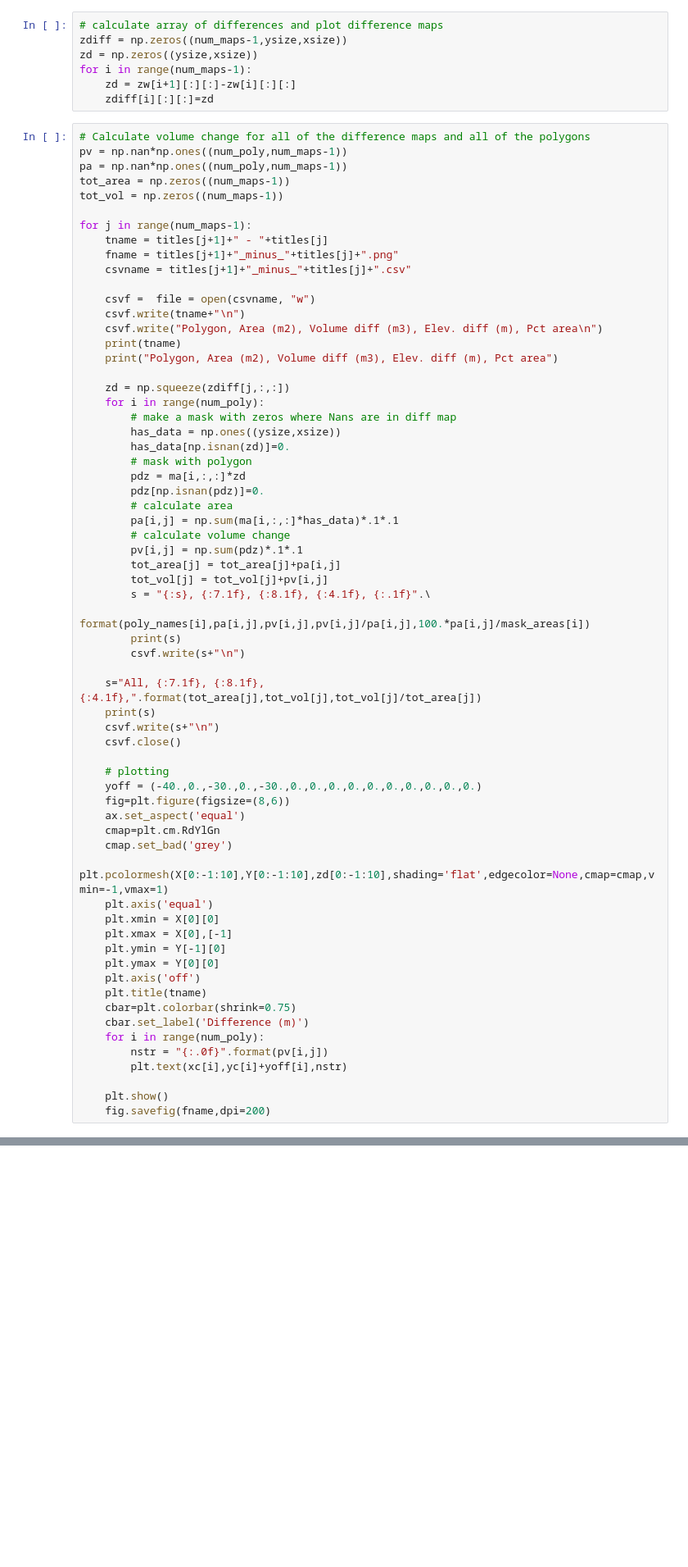
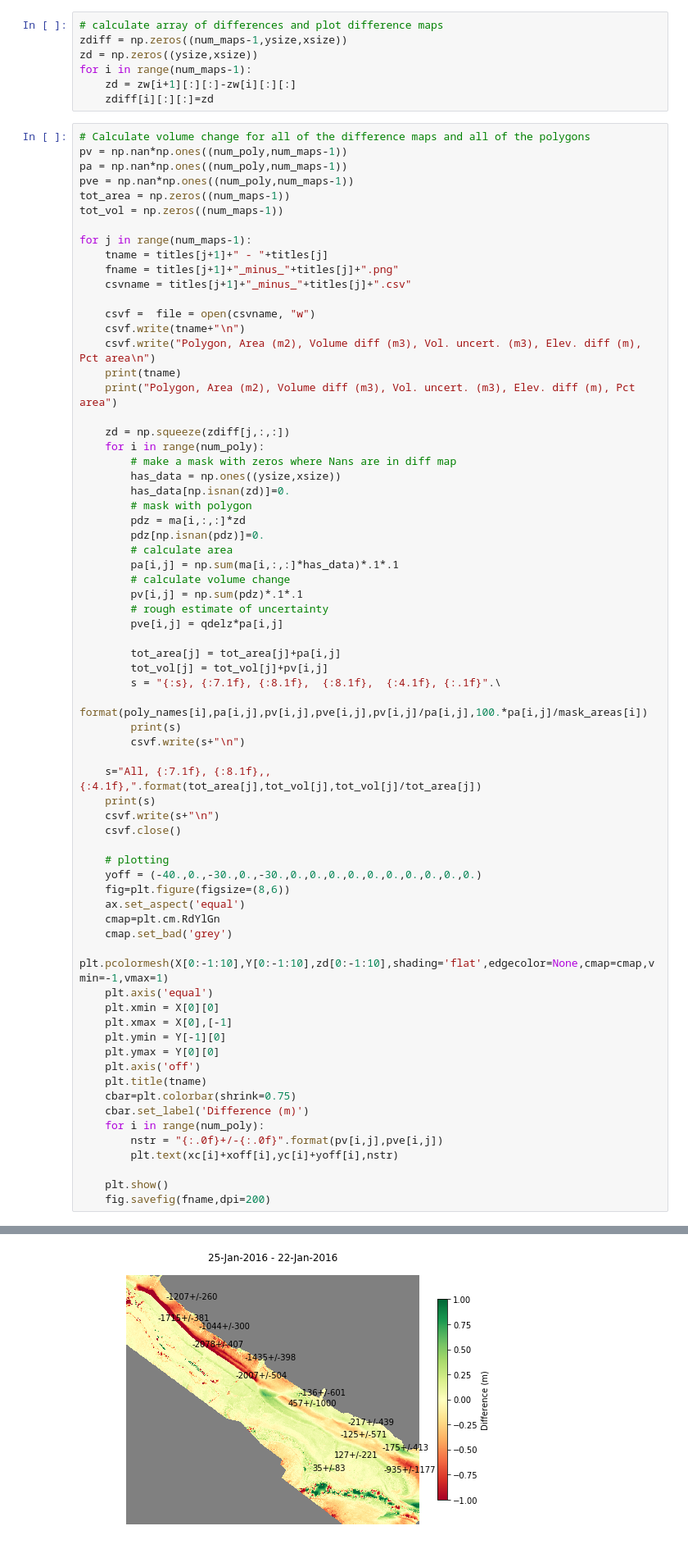
Before and after one commit to csherwood-usgs/Raster_calcs, a Jupyter notebook: Calc_Sandwich_volumes.ipynb, the cells around one changed output, grey strips where cells are left out. Shown at 82% size. Drawn from its saved outputs; the diff is of its cells as text; blank space fills up the shorter version.

Commit message:
volume calcs modified for uncertainty

```diff
--- a/Calc_Sandwich_volumes.ipynb
+++ b/Calc_Sandwich_volumes.ipynb
@@ -240,6 +272,7 @@ for i in range(num_maps-1):
 # Calculate volume change for all of the difference maps and all of the polygons
 pv = np.nan*np.ones((num_poly,num_maps-1))
 pa = np.nan*np.ones((num_poly,num_maps-1))
+pve = np.nan*np.ones((num_poly,num_maps-1))
 tot_area = np.zeros((num_maps-1))
 tot_vol = np.zeros((num_maps-1))
 
@@ -250,9 +283,9 @@ for j in range(num_maps-1):
 
     csvf =  file = open(csvname, "w")
     csvf.write(tname+"\n")
-    csvf.write("Polygon, Area (m2), Volume diff (m3), Elev. diff (m), Pct area\n")
+    csvf.write("Polygon, Area (m2), Volume diff (m3), Vol. uncert. (m3), Elev. diff (m), Pct area\n")
     print(tname)
-    print("Polygon, Area (m2), Volume diff (m3), Elev. diff (m), Pct area")
+    print("Polygon, Area (m2), Volume diff (m3), Vol. uncert. (m3), Elev. diff (m), Pct area")
 
     zd = np.squeeze(zdiff[j,:,:])
     for i in range(num_poly):
@@ -266,14 +299,17 @@ for j in range(num_maps-1):
         pa[i,j] = np.sum(ma[i,:,:]*has_data)*.1*.1
         # calculate volume change
         pv[i,j] = np.sum(pdz)*.1*.1
+        # rough estimate of uncertainty
+        pve[i,j] = qdelz*pa[i,j]
+
         tot_area[j] = tot_area[j]+pa[i,j]
         tot_vol[j] = tot_vol[j]+pv[i,j]
-        s = "{:s}, {:7.1f}, {:8.1f}, {:4.1f}, {:.1f}".\
-            format(poly_names[i],pa[i,j],pv[i,j],pv[i,j]/pa[i,j],100.*pa[i,j]/mask_areas[i])
+        s = "{:s}, {:7.1f}, {:8.1f},  {:8.1f},  {:4.1f}, {:.1f}".\
+            format(poly_names[i],pa[i,j],pv[i,j],pve[i,j],pv[i,j]/pa[i,j],100.*pa[i,j]/mask_areas[i])
         print(s)
         csvf.write(s+"\n")
 
-    s="All, {:7.1f}, {:8.1f}, {:4.1f},".format(tot_area[j],tot_vol[j],tot_vol[j]/tot_area[j])
+    s="All, {:7.1f}, {:8.1f},, {:4.1f},".format(tot_area[j],tot_vol[j],tot_vol[j]/tot_area[j])
     print(s)
     csvf.write(s+"\n")
     csvf.close()
@@ -295,8 +331,9 @@ for j in range(num_maps-1):
     cbar=plt.colorbar(shrink=0.75)
     cbar.set_label('Difference (m)')
     for i in range(num_poly):
-        nstr = "{:.0f}".format(pv[i,j])
-        plt.text(xc[i],yc[i]+yoff[i],nstr)
+        nstr = "{:.0f}+/-{:.0f}".format(pv[i,j],pve[i,j])
+        plt.text(xc[i]+xoff[i],yc[i]+yoff[i],nstr)
 
     plt.show()
     fig.savefig(fname,dpi=200)
+# %% [output]
@@ -302,0 +357 @@ for j in range(num_maps-1):
+[figure, added]
```
Also changed, not shown: parts of 8 cells of this notebook, 1 other file.
